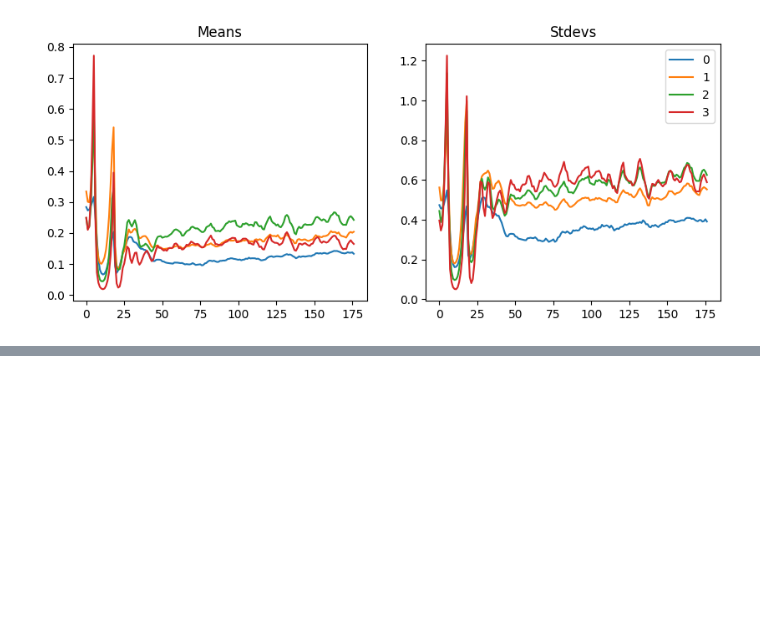
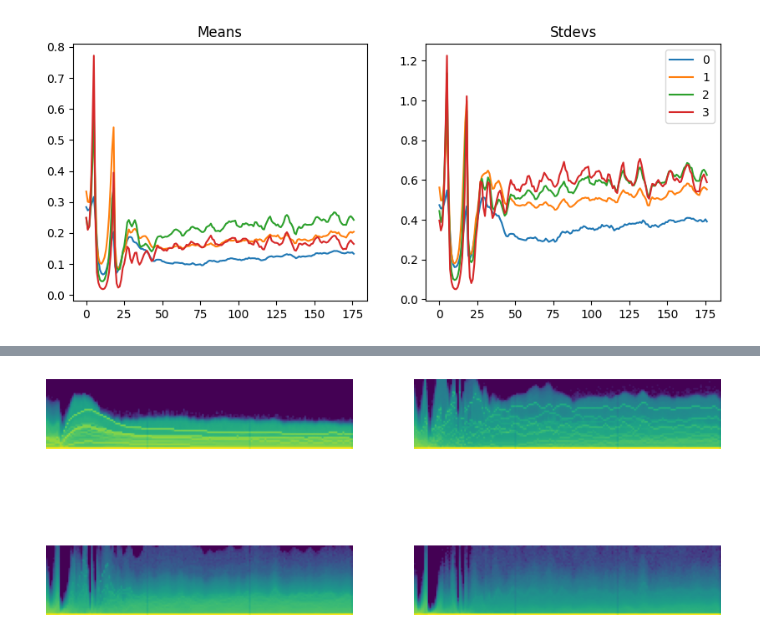
Before and after one commit to teome/diffusion-play, a Jupyter notebook: nbs/11_initialisation.ipynb, the cells around one changed output, grey strips where cells are left out. Saved outputs shown, nothing was run; the diff lists cells and outputs as text; code cells hidden in the pictures; blank space fills up the shorter version.

```diff
--- a/nbs/11_initialisation.ipynb
+++ b/nbs/11_initialisation.ipynb
@@ -203,0 +240,4 @@ astats.plot_stats()
+# %%
+astats.color_dim()
+# %% [output]
+[figure, added]
```
Also changed, not shown: parts of 26 cells of this notebook.
